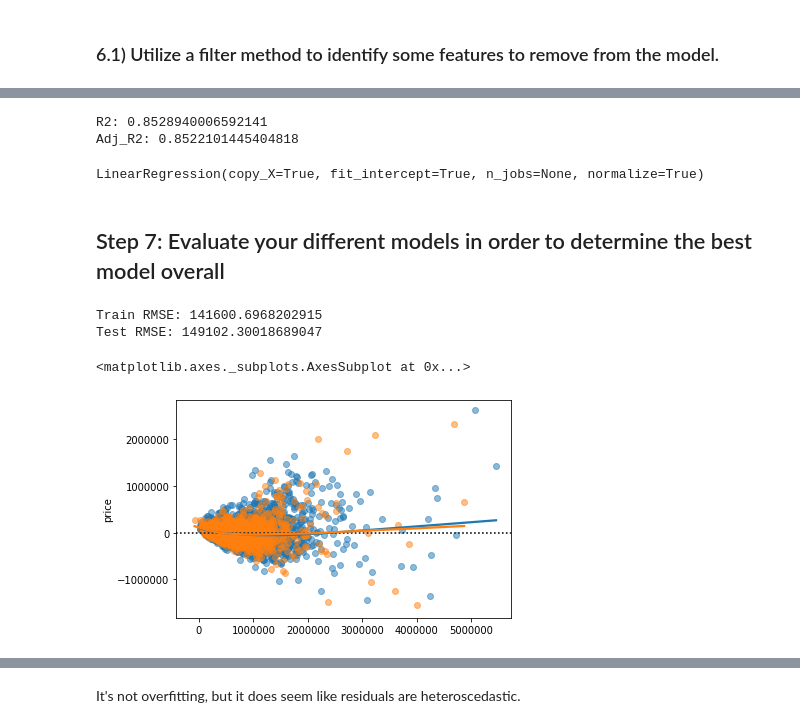
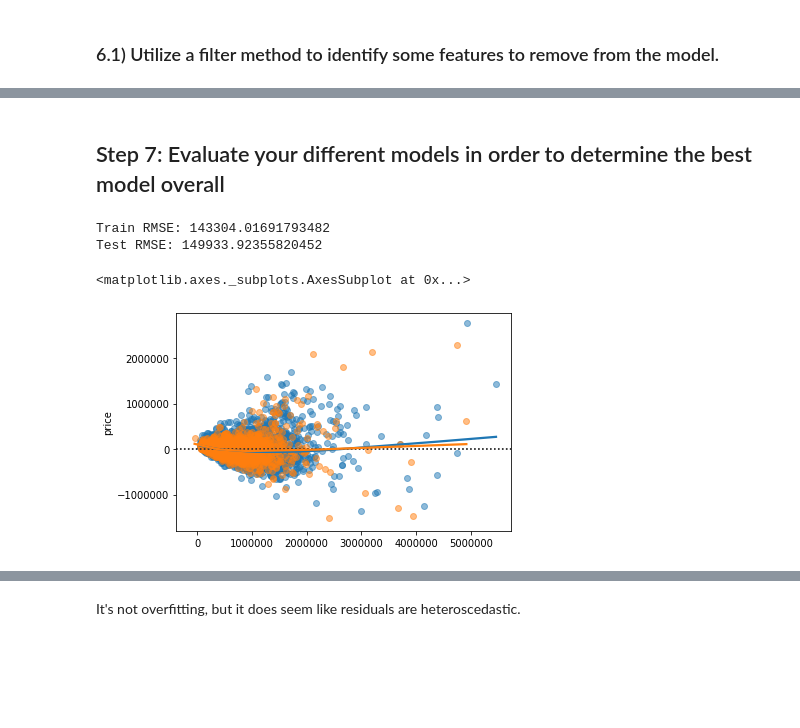
Before and after one commit to stereopickle/housing_price_bakeoff, a Jupyter notebook: Applied_practice.ipynb, the cells around one changed output, grey strips where cells are left out. Cells and saved outputs as stored; diff of their text form; code cells hidden in the pictures; blank space fills up the shorter version.

```diff
--- a/Applied_practice.ipynb
+++ b/Applied_practice.ipynb
@@ -810,8 +788,7 @@ def stepwise_selection(X, y,
     return included
 # %%
 result = stepwise_selection(X3, y, verbose=True)
-print('resulting features:')
-print(result)
+X3a = X3[result]
 # %% [output]
 Add  gra_11                         with p-value 0.0
 Add  gra_7                          with p-value 0.0
@@ -925,18 +908,12 @@ corr_high(X3b)[1]
-# %%
-X3b_2 = X3b.drop(['kml_8', 'kml_18'], axis = 1)
-# %% [output]
-R2: 0.8528940006592141
-Adj_R2: 0.8522101445404818
-LinearRegression(copy_X=True, fit_intercept=True, n_jobs=None, normalize=True)
 # %% [markdown]
 ## Step 7: Evaluate your different models in order to determine the best model overall
 # %%
-X_train, X_test, y_train, y_test, y_pred_train, y_pred_test = test_train_split(X3b_2, y)
+X_train, X_test, y_train, y_test, y_pred_train, y_pred_test = test_train_split(X3a, y)
 
 sns.residplot(y_pred_train, y_train, lowess = True, scatter_kws = {'alpha':0.5})
 sns.residplot(y_pred_test, y_test, lowess = True, scatter_kws = {'alpha':0.5})
 # %% [output]
-Train RMSE: 141600.6968202915
-Test RMSE: 149102.30018689047
+Train RMSE: 143304.01691793482
+Test RMSE: 149933.92355820452
 <matplotlib.axes._subplots.AxesSubplot at 0x...>
-[figure, old version]
+[figure, new version]
```
Also changed, not shown: parts of 30 cells of this notebook.
